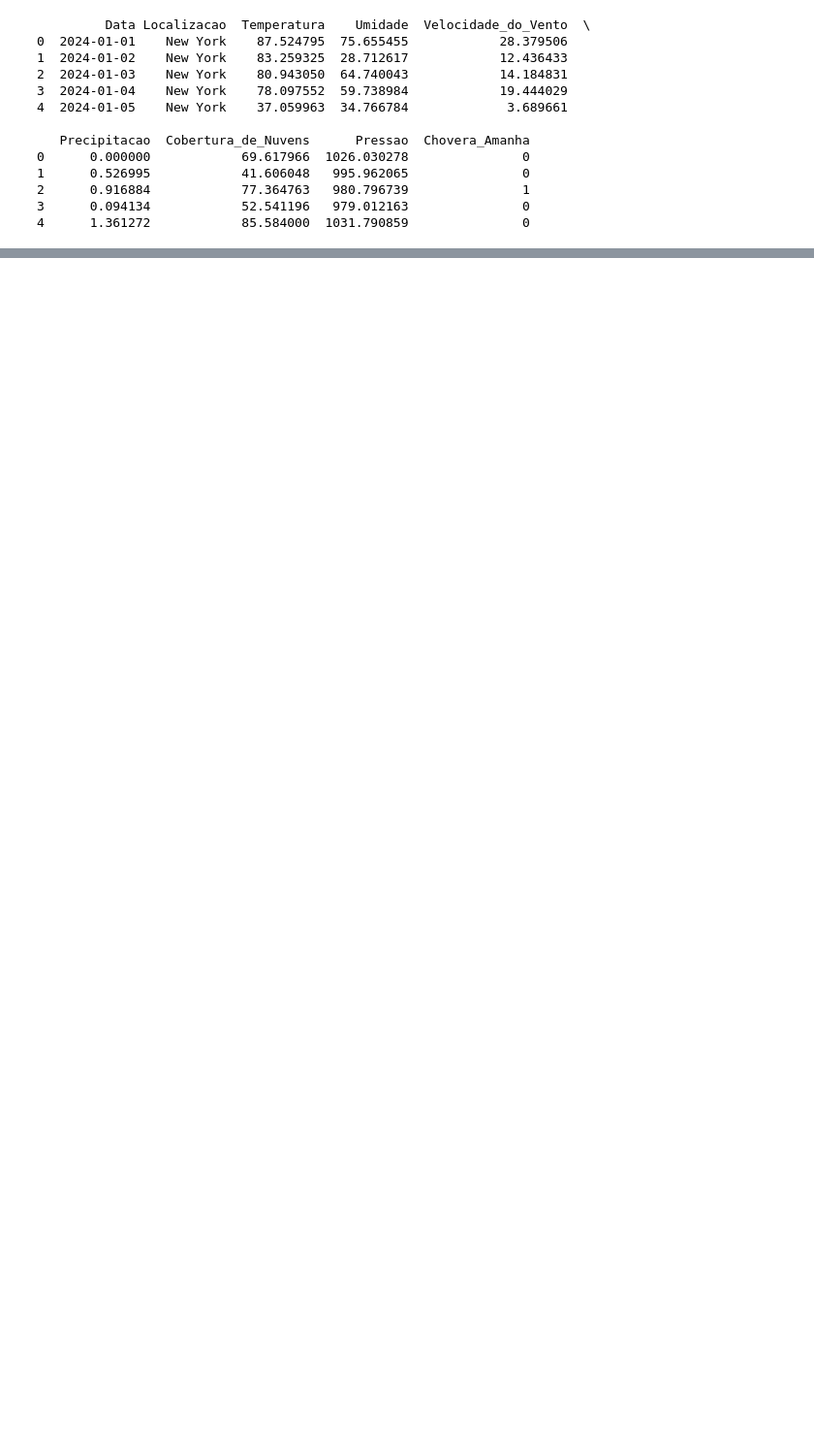
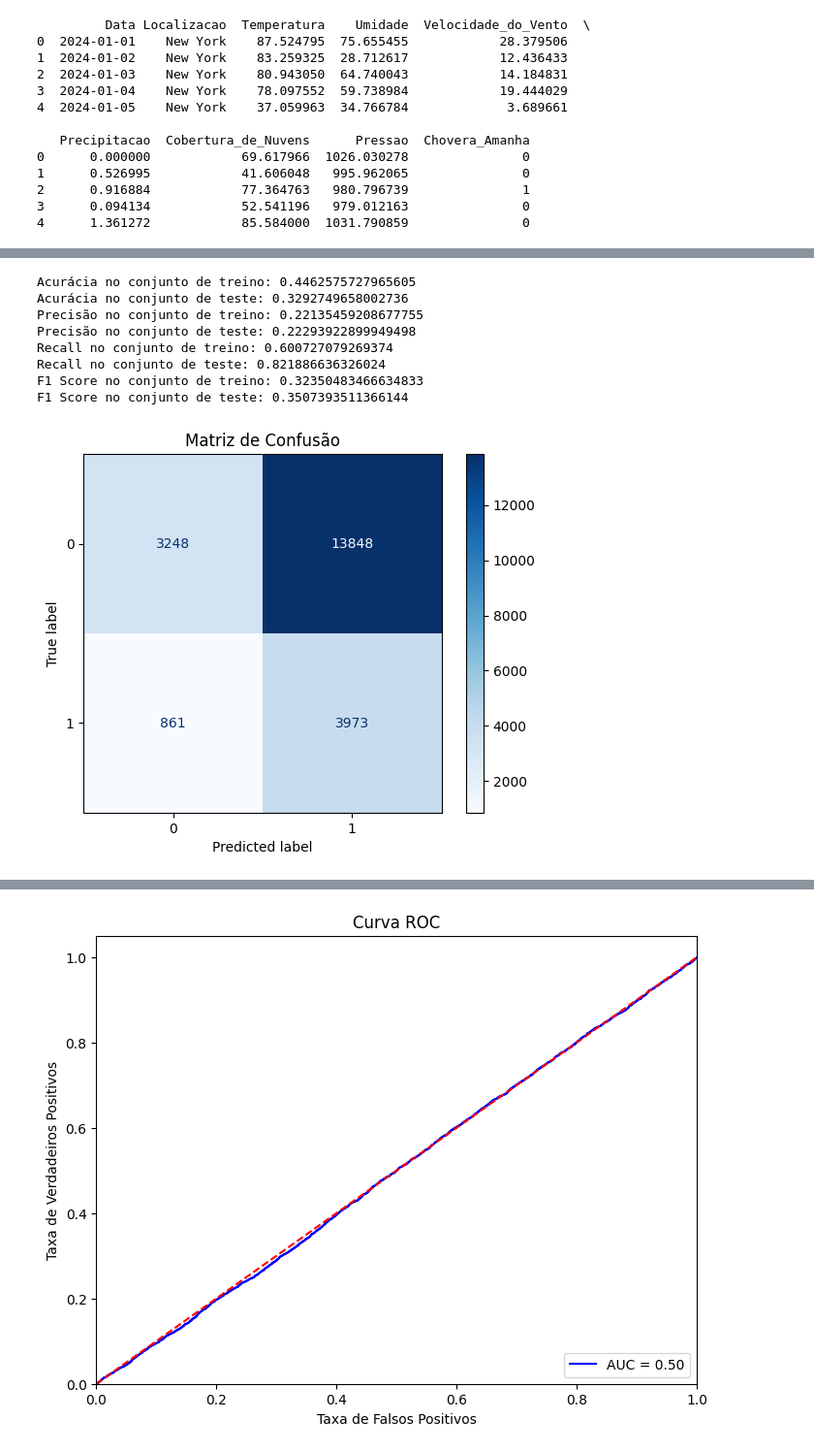
Before and after one commit to MLGODS/Project01-SupervisedTraining, a Jupyter notebook: usa_rainfall_classificacao.ipynb, the cells around one changed output, grey strips where cells are left out. Shown at 97% size. Drawn from its saved outputs; the diff is of its cells as text; code cells hidden in the pictures; blank space fills up the shorter version.

Commit message:
feature: implementando verificações e gráficos, descoberta de falha no dataset de rainfall, implementação de novo dataset e modelos

```diff
--- a/usa_rainfall_classificacao.ipynb
+++ b/usa_rainfall_classificacao.ipynb
@@ -404,0 +483,78 @@ plt.show()
+# %%
+import joblib
+
+modelo_final = joblib.load('melhor_modelo.pkl')
+modelo_final = modelo_final.fit(X_train_pipe, y_train_pipe)
+
+# Avaliando o modelo final
+y_pred_train = cross_val_predict(modelo_final, X_train_pipe, y_train_pipe, cv=3, n_jobs=-1)
+y_pred_test = modelo_final.predict(X_test_pipe)
+print("Acurácia no conjunto de treino:", accuracy_score(y_train_pipe, y_pred_train))
+print("Acurácia no conjunto de teste:", accuracy_score(y_test_pipe, y_pred_test))
+print("Precisão no conjunto de treino:", precision_score(y_train_pipe, y_pred_train))
+print("Precisão no conjunto de teste:", precision_score(y_test_pipe, y_pred_test))
+print("Recall no conjunto de treino:", recall_score(y_train_pipe, y_pred_train))
+print("Recall no conjunto de teste:", recall_score(y_test_pipe, y_pred_test))
+print("F1 Score no conjunto de treino:", f1_score(y_train_pipe, y_pred_train))
+print("F1 Score no conjunto de teste:", f1_score(y_test_pipe, y_pred_test))
+# Plotando a matriz de confusão
+from sklearn.metrics import confusion_matrix, ConfusionMatrixDisplay
+import matplotlib.pyplot as plt
+import seaborn as sns
+from sklearn.metrics import classification_report
+from sklearn.metrics import roc_curve, auc
+from sklearn.metrics import RocCurveDisplay
+
+
+# Matriz de confusão
+cm = confusion_matrix(y_test_pipe, y_pred_test)
+disp = ConfusionMatrixDisplay(confusion_matrix=cm, display_labels=modelo_final.classes_)
+disp.plot(cmap=plt.cm.Blues)
+plt.title('Matriz de Confusão')
+plt.show()
+
+# Relatório de classificação
+print(classification_report(y_test_pipe, y_pred_test))
+try:
+    probas = modelo_final.predict_proba(X_test_pipe)[:, 1]
+except AttributeError:
+    probas = modelo_final.decision_function(X_test_pipe)
+
+# Curva ROC
+fpr, tpr, thresholds = roc_curve(y_test_pipe, probas)
+roc_auc = auc(fpr, tpr)
+plt.figure(figsize=(8, 6))
+plt.plot(fpr, tpr, color='blue', label='AUC = %0.2f' % roc_auc)
+plt.plot([0, 1], [0, 1], color='red', linestyle='--')
+plt.xlim([0.0, 1.0])
+plt.ylim([0.0, 1.05])
+plt.xlabel('Taxa de Falsos Positivos')
+plt.ylabel('Taxa de Verdadeiros Positivos')
+plt.title('Curva ROC')
+plt.legend(loc='lower right')
+plt.show()
+
+# precisão vs recall
+from sklearn.metrics import precision_recall_curve
+from sklearn.metrics import PrecisionRecallDisplay
+from sklearn.metrics import average_precision_score
+
+precision, recall, thresholds = precision_recall_curve(y_test_pipe, probas)
+average_precision = average_precision_score(y_test_pipe, probas)
+plt.figure(figsize=(8, 6))
+plt.plot(recall, precision, color='blue', label='AP = %0.2f' % average_precision)
+plt.xlabel('Recall')
+plt.ylabel('Precisão')
+plt.title('Precisão vs Recall')
+plt.legend(loc='lower left')
+plt.show()
+# %% [output]
+Acurácia no conjunto de treino: 0.4462575727965605
+Acurácia no conjunto de teste: 0.3292749658002736
+Precisão no conjunto de treino: 0.22135459208677755
+Precisão no conjunto de teste: 0.22293922899949498
+Recall no conjunto de treino: 0.600727079269374
+Recall no conjunto de teste: 0.821886636326024
+F1 Score no conjunto de treino: 0.32350483466634833
+F1 Score no conjunto de teste: 0.3507393511366144
+[figure, added]
@@ -404,0 +569 @@ plt.show()
+[figure, added]
```
Also changed, not shown: parts of 12 cells of this notebook, 10 other files.
